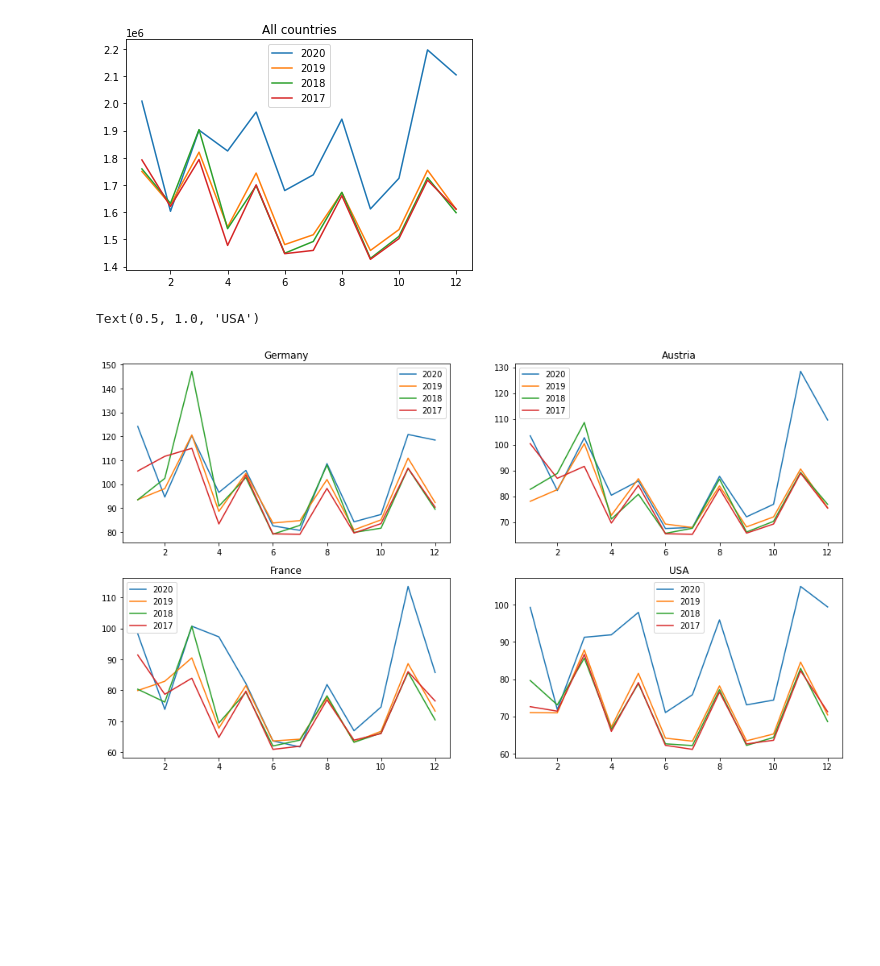
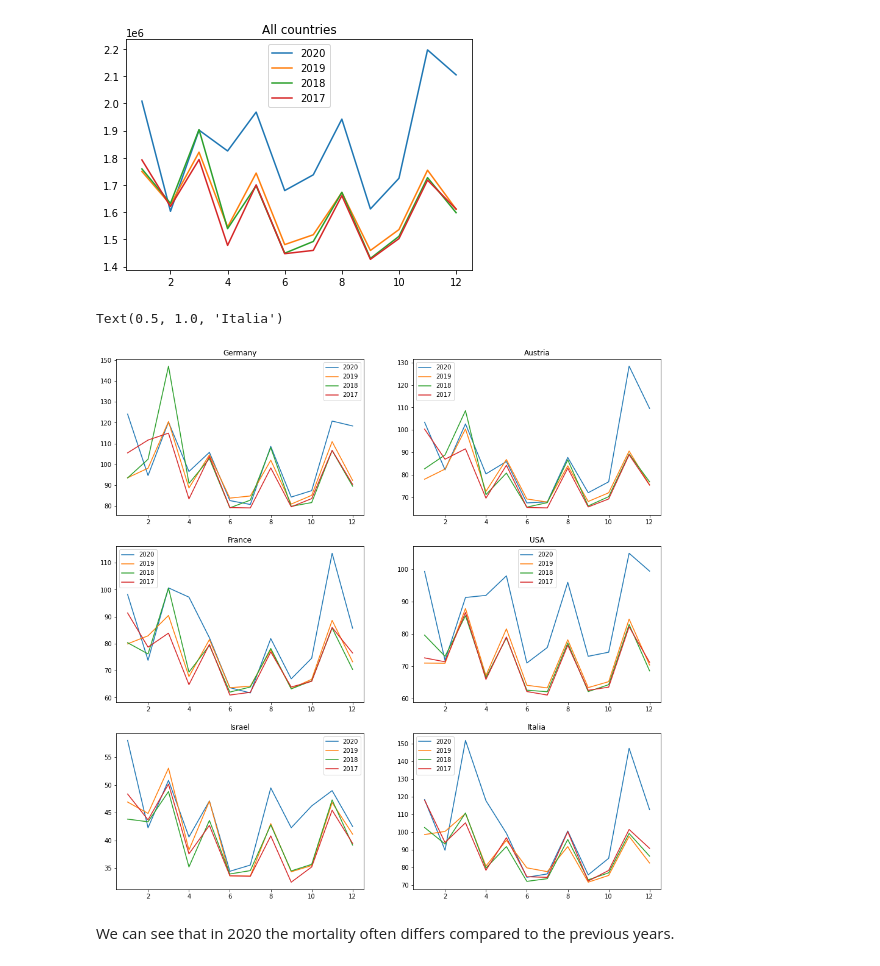
Before and after one commit to ChrisWan/Covid_Mortality, a Jupyter notebook: covid_mortality.ipynb, the cells around one changed output. Saved outputs shown, nothing was run; the diff lists cells and outputs as text; code cells hidden in the pictures; blank space fills up the shorter version.

```diff
--- a/covid_mortality.ipynb
+++ b/covid_mortality.ipynb
@@ -52,6 +62,8 @@ germany = data[data['location'] == 'Germany']
 france = data[data['location'] == 'France']
 austria = data[data['location'] == 'Austria']
 usa = data[data['location'] == 'United States']
+israel = data[data['location'] == 'Israel']
+italia = data[data['location'] == 'Italy']
 # %%
 # descriptive statistics
 germany['p_scores_all_ages'].describe()
@@ -110,35 +122,53 @@ total_inhabitats_ger = 82*10^6
 total_inhabitats_aus = 8*10^6
 total_inhabitats_fra = 67*10^6
 total_inhabitats_usa = 328*10^6
+total_inhabitats_israel = 9*10^6
+total_inhabitats_italia = 60*10^6
 # comparison of months
-fig, axes = plt.subplots(nrows=2, ncols=2, figsize=(16,9))
+fig, axes = plt.subplots(nrows=3, ncols=2, figsize=(16,16))
 axes[0,0].plot((germany.groupby('month')['deaths_2020_all_ages'].sum()) / total_inhabitats_ger, label = '2020')
 axes[0,0].plot((germany.groupby('month')['deaths_2019_all_ages'].sum()) / total_inhabitats_ger, label = '2019')
 axes[0,0].plot((germany.groupby('month')['deaths_2018_all_ages'].sum()) / total_inhabitats_ger, label = '2018')
 axes[0,0].plot((germany.groupby('month')['deaths_2017_all_ages'].sum()) / total_inhabitats_ger, label = '2017')
 axes[0,0].legend(loc = 0)
 axes[0,0].set_title('Germany')
 
 axes[0,1].plot((austria.groupby('month')['deaths_2020_all_ages'].sum()) / total_inhabitats_aus, label = '2020')
 axes[0,1].plot((austria.groupby('month')['deaths_2019_all_ages'].sum()) / total_inhabitats_aus, label = '2019')
 axes[0,1].plot((austria.groupby('month')['deaths_2018_all_ages'].sum()) / total_inhabitats_aus, label = '2018')
 axes[0,1].plot((austria.groupby('month')['deaths_2017_all_ages'].sum()) / total_inhabitats_aus, label = '2017')
 axes[0,1].legend(loc = 0)
 axes[0,1].set_title('Austria')
 
 axes[1,0].plot((france.groupby('month')['deaths_2020_all_ages'].sum()) / total_inhabitats_fra, label = '2020')
 axes[1,0].plot((france.groupby('month')['deaths_2019_all_ages'].sum()) / total_inhabitats_fra, label = '2019')
 axes[1,0].plot((france.groupby('month')['deaths_2018_all_ages'].sum()) / total_inhabitats_fra, label = '2018')
 axes[1,0].plot((france.groupby('month')['deaths_2017_all_ages'].sum()) / total_inhabitats_fra, label = '2017')
 axes[1,0].legend(loc = 0)
 axes[1,0].set_title('France')
 
 axes[1,1].plot((usa.groupby('month')['deaths_2020_all_ages'].sum()) / total_inhabitats_usa, label = '2020')
 axes[1,1].plot((usa.groupby('month')['deaths_2019_all_ages'].sum()) / total_inhabitats_usa, label = '2019')
 axes[1,1].plot((usa.groupby('month')['deaths_2018_all_ages'].sum()) / total_inhabitats_usa, label = '2018')
 axes[1,1].plot((usa.groupby('month')['deaths_2017_all_ages'].sum()) / total_inhabitats_usa, label = '2017')
 axes[1,1].legend(loc = 0)
 axes[1,1].set_title('USA')
+
+axes[2,0].plot((israel.groupby('month')['deaths_2020_all_ages'].sum()) / total_inhabitats_israel, label = '2020')
+axes[2,0].plot((israel.groupby('month')['deaths_2019_all_ages'].sum()) / total_inhabitats_israel, label = '2019')
+axes[2,0].plot((israel.groupby('month')['deaths_2018_all_ages'].sum()) / total_inhabitats_israel, label = '2018')
+axes[2,0].plot((israel.groupby('month')['deaths_2017_all_ages'].sum()) / total_inhabitats_israel, label = '2017')
+axes[2,0].legend(loc = 0)
+axes[2,0].set_title('Israel')
+
+axes[2,1].plot((italia.groupby('month')['deaths_2020_all_ages'].sum()) / total_inhabitats_italia, label = '2020')
+axes[2,1].plot((italia.groupby('month')['deaths_2019_all_ages'].sum()) / total_inhabitats_italia, label = '2019')
+axes[2,1].plot((italia.groupby('month')['deaths_2018_all_ages'].sum()) / total_inhabitats_italia, label = '2018')
+axes[2,1].plot((italia.groupby('month')['deaths_2017_all_ages'].sum()) / total_inhabitats_italia, label = '2017')
+axes[2,1].legend(loc = 0)
+axes[2,1].set_title('Italia')
 # %% [output]
-Text(0.5, 1.0, 'USA')
+Text(0.5, 1.0, 'Italia')
-[figure, old version]
+[figure, new version]
+# %% [markdown]
+We can see that in 2020 the mortality often differs compared to the previous years.
```
Also changed, not shown: parts of 1 cell of this notebook.
